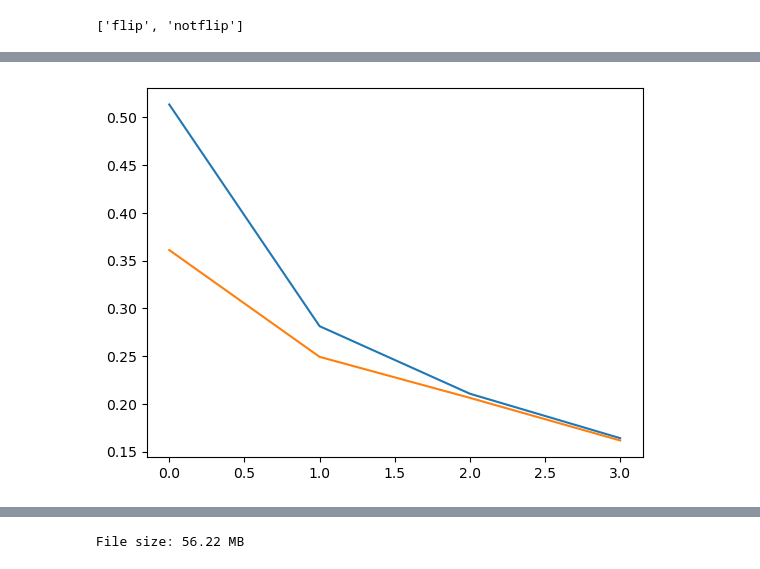
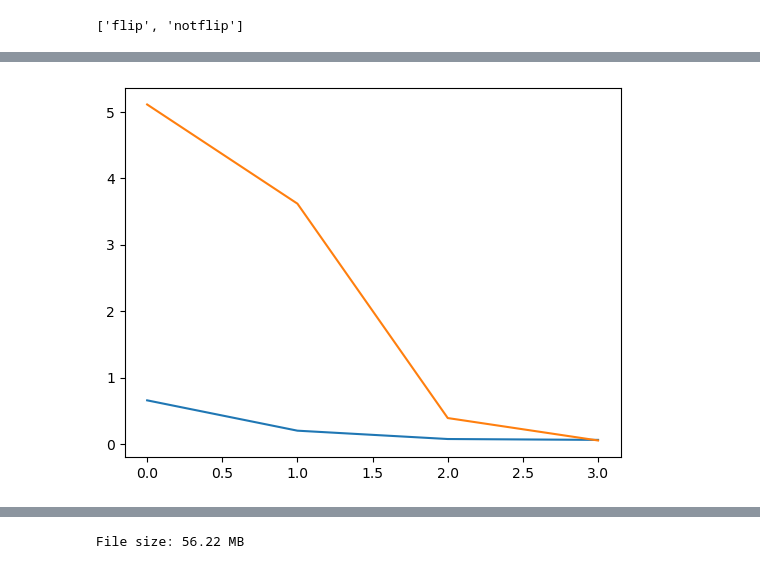
Before and after one commit to safwt-data/4Z1CrPQmDHbpz6TR, a Jupyter notebook: notebooks/modeling_notebook.ipynb, the cells around one changed output, grey strips where cells are left out. Saved outputs shown, nothing was run; the diff lists cells and outputs as text; code cells hidden in the pictures.

```diff
--- a/notebooks/modeling_notebook.ipynb
+++ b/notebooks/modeling_notebook.ipynb
@@ -212,10 +232,10 @@ File size: 90.63 MB
 # %%
-plt.plot(history.history['loss'])
-plt.plot(history.history['val_loss'])
+plt.plot(resnet50_model_history.history['loss'])
+plt.plot(resnet50_model_history.history['val_loss'])
 
 plt.show()
 # %% [output]
-[figure, old version]
+[figure, new version]
 # %%
 vgg16_base_model =  VGG16(
     weights="imagenet",
```
Also changed, not shown: parts of 13 cells of this notebook, 2 other files.
